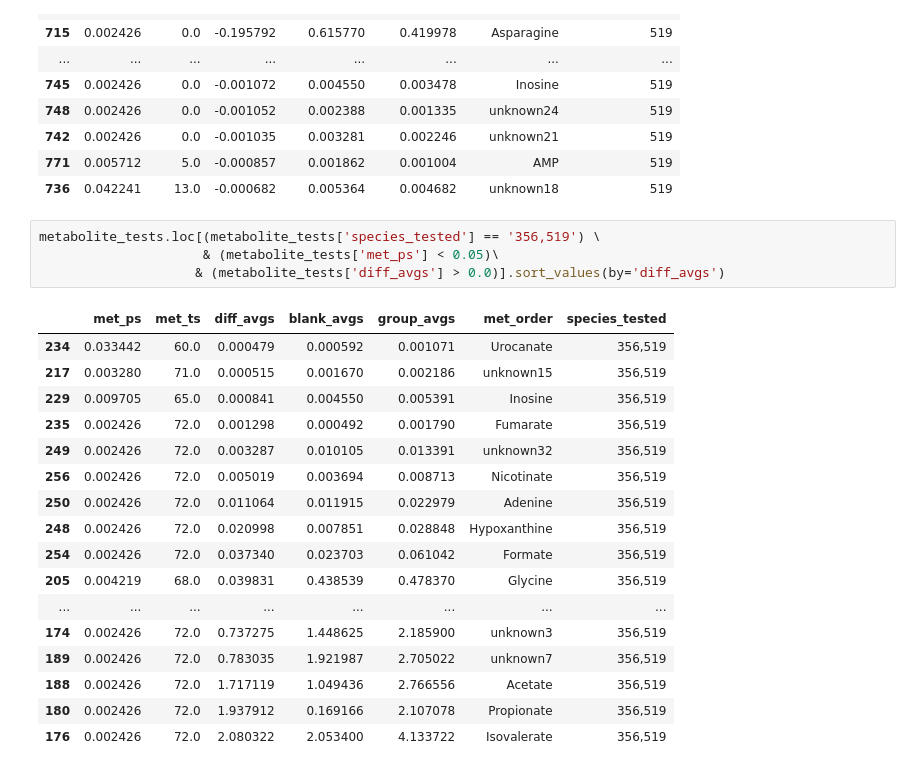
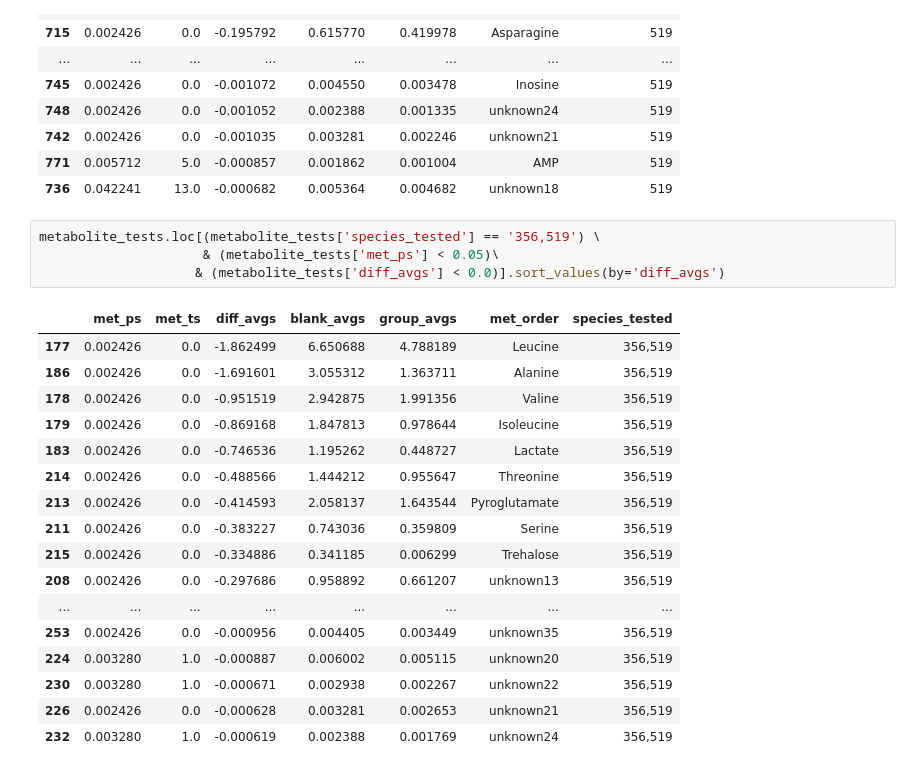
Before and after one commit to gregmedlock/asf_interactions, a Jupyter notebook: bin/CRAM_triangles_volcanoes.ipynb, the cells around one changed output. Drawn from its saved outputs; the diff is of its cells as text.

```diff
--- a/bin/CRAM_triangles_volcanoes.ipynb
+++ b/bin/CRAM_triangles_volcanoes.ipynb
@@ -816,22 +816,22 @@ metabolite_tests.loc[(metabolite_tests['species_tested'] == '519') \
 # %%
 metabolite_tests.loc[(metabolite_tests['species_tested'] == '356,519') \
                      & (metabolite_tests['met_ps'] < 0.05)\
-                    & (metabolite_tests['diff_avgs'] > 0.0)].sort_values(by='diff_avgs')
+                    & (metabolite_tests['diff_avgs'] < 0.0)].sort_values(by='diff_avgs')
 # %% [output]
 |  | met_ps | met_ts | diff_avgs | blank_avgs | group_avgs | met_order | species_tested |
-| 234 | 0.033442 | 60.0 | 0.000479 | 0.000592 | 0.001071 | Urocanate | 356,519 |
-| 217 | 0.003280 | 71.0 | 0.000515 | 0.001670 | 0.002186 | unknown15 | 356,519 |
-| 229 | 0.009705 | 65.0 | 0.000841 | 0.004550 | 0.005391 | Inosine | 356,519 |
-| 235 | 0.002426 | 72.0 | 0.001298 | 0.000492 | 0.001790 | Fumarate | 356,519 |
-| 249 | 0.002426 | 72.0 | 0.003287 | 0.010105 | 0.013391 | unknown32 | 356,519 |
-| 256 | 0.002426 | 72.0 | 0.005019 | 0.003694 | 0.008713 | Nicotinate | 356,519 |
-| 250 | 0.002426 | 72.0 | 0.011064 | 0.011915 | 0.022979 | Adenine | 356,519 |
-| 248 | 0.002426 | 72.0 | 0.020998 | 0.007851 | 0.028848 | Hypoxanthine | 356,519 |
-| 254 | 0.002426 | 72.0 | 0.037340 | 0.023703 | 0.061042 | Formate | 356,519 |
-| 205 | 0.004219 | 68.0 | 0.039831 | 0.438539 | 0.478370 | Glycine | 356,519 |
+| 177 | 0.002426 | 0.0 | -1.862499 | 6.650688 | 4.788189 | Leucine | 356,519 |
+| 186 | 0.002426 | 0.0 | -1.691601 | 3.055312 | 1.363711 | Alanine | 356,519 |
+| 178 | 0.002426 | 0.0 | -0.951519 | 2.942875 | 1.991356 | Valine | 356,519 |
+| 179 | 0.002426 | 0.0 | -0.869168 | 1.847813 | 0.978644 | Isoleucine | 356,519 |
+| 183 | 0.002426 | 0.0 | -0.746536 | 1.195262 | 0.448727 | Lactate | 356,519 |
+| 214 | 0.002426 | 0.0 | -0.488566 | 1.444212 | 0.955647 | Threonine | 356,519 |
+| 213 | 0.002426 | 0.0 | -0.414593 | 2.058137 | 1.643544 | Pyroglutamate | 356,519 |
+| 211 | 0.002426 | 0.0 | -0.383227 | 0.743036 | 0.359809 | Serine | 356,519 |
+| 215 | 0.002426 | 0.0 | -0.334886 | 0.341185 | 0.006299 | Trehalose | 356,519 |
+| 208 | 0.002426 | 0.0 | -0.297686 | 0.958892 | 0.661207 | unknown13 | 356,519 |
 | ... | ... | ... | ... | ... | ... | ... | ... |
-| 174 | 0.002426 | 72.0 | 0.737275 | 1.448625 | 2.185900 | unknown3 | 356,519 |
-| 189 | 0.002426 | 72.0 | 0.783035 | 1.921987 | 2.705022 | unknown7 | 356,519 |
-| 188 | 0.002426 | 72.0 | 1.717119 | 1.049436 | 2.766556 | Acetate | 356,519 |
-| 180 | 0.002426 | 72.0 | 1.937912 | 0.169166 | 2.107078 | Propionate | 356,519 |
-| 176 | 0.002426 | 72.0 | 2.080322 | 2.053400 | 4.133722 | Isovalerate | 356,519 |
+| 253 | 0.002426 | 0.0 | -0.000956 | 0.004405 | 0.003449 | unknown35 | 356,519 |
+| 224 | 0.003280 | 1.0 | -0.000887 | 0.006002 | 0.005115 | unknown20 | 356,519 |
+| 230 | 0.003280 | 1.0 | -0.000671 | 0.002938 | 0.002267 | unknown22 | 356,519 |
+| 226 | 0.002426 | 0.0 | -0.000628 | 0.003281 | 0.002653 | unknown21 | 356,519 |
+| 232 | 0.003280 | 1.0 | -0.000619 | 0.002388 | 0.001769 | unknown24 | 356,519 |
```
Also changed, not shown: parts of 1 cell of this notebook.
